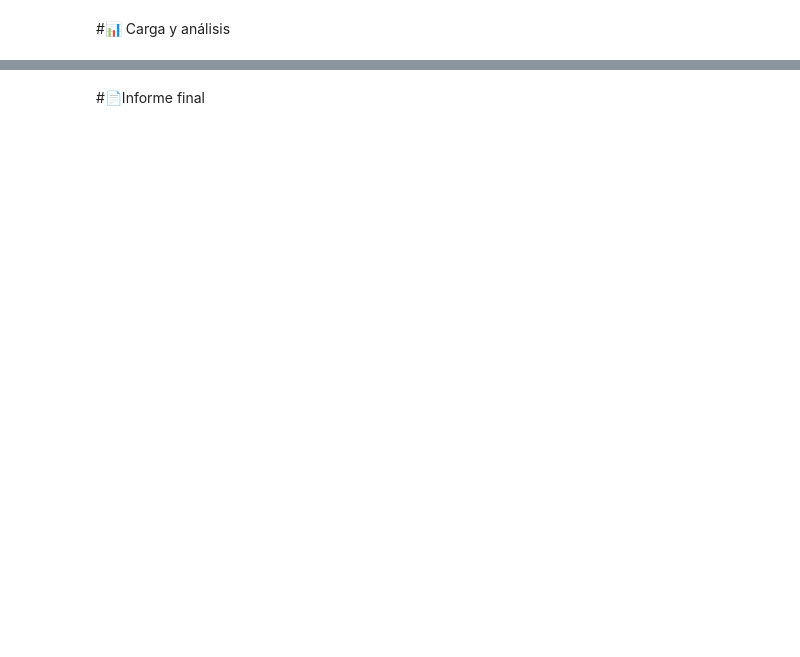
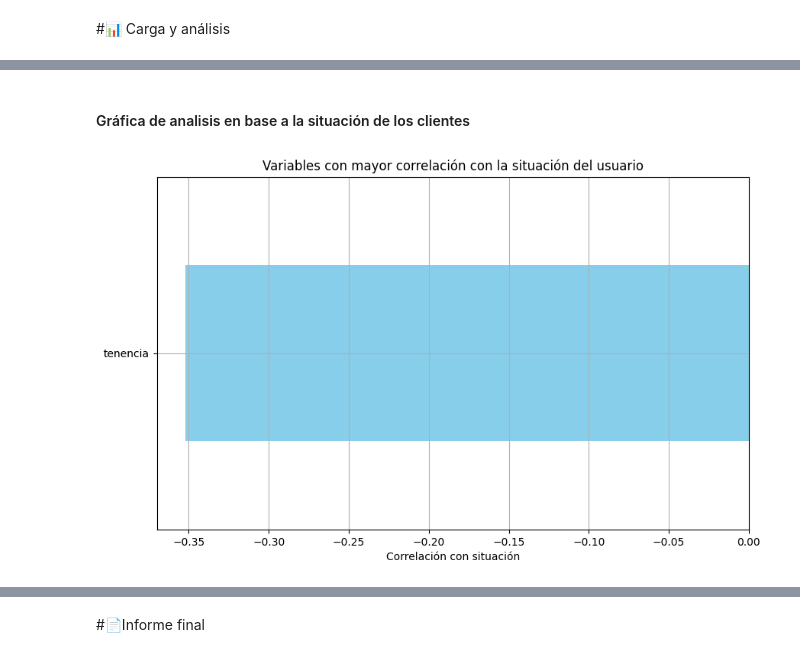
Before and after one commit to kevirui/Challenge-Telecom-Alura, a Jupyter notebook: TelecomX_LATAM.ipynb, the cells around one changed output, grey strips where cells are left out. Saved outputs shown, nothing was run; the diff lists cells and outputs as text; code cells hidden in the pictures; blank space fills up the shorter version.

```diff
--- a/TelecomX_LATAM.ipynb
+++ b/TelecomX_LATAM.ipynb
@@ -9,0 +34,23 @@ import
+# %%
+import numpy as np
+
+# Modificación de columnas que no concuerdan con sus datos
+data['customerID'] = data['customerID'].str.replace('[-A-Z]', '', regex=True)
+data['account_Charges_Total'] = data['account_Charges_Total'].str.replace(' ', '0', regex=True)
+data['customerID'] = data['customerID'].astype(np.int64)
+
+# Mapeo para columnas booleanas generales
+columnasBooleanas = ['Churn', 'customer_Partner', 'customer_Dependents', 'phone_PhoneService', 'account_PaperlessBilling']
+mapa_booleano_general = {'Yes': 1, 'No': 0}
+for columna in columnasBooleanas:
+  data[columna] = data[columna].map(mapa_booleano_general)
+  data[columna] = data[columna].astype('Int64')
+
+# Mapeo específico para columnas con 'No service'
+mapa_booleano_servicios = {'Yes': 1, 'No': 0, 'No phone service': 0, 'No internet service': 0}
+columnas_servicio = ['phone_MultipleLines', 'internet_OnlineSecurity', 'internet_OnlineBackup', 'internet_DeviceProtection', 'internet_TechSupport', 'internet_StreamingTV', 'internet_StreamingMovies']
+for columna in columnas_servicio:
+  data[columna] = data[columna].map(mapa_booleano_servicios)
+
+# Pasaje de datos a floats
+data['account_Charges_Total'] = data['account_Charges_Total'].astype(float)
@@ -11,0 +403,3 @@ import
+# %%
+correlaciones = data.corr(numeric_only=True)
+correlacionesSituacion = correlaciones['situacion'].sort_values(ascending=False)
@@ -11,0 +443,14 @@ import
+# %% [markdown]
+#### Gráfica de analisis en base a la situación de los clientes
+# %%
+correlacionesFiltradas = correlacionesSituacion[abs(correlacionesSituacion) > 0.2]
+correlacionesFiltradas.drop('situacion', inplace=True)
+
+plt.figure(figsize=(10, 6))
+correlacionesFiltradas.plot(kind='barh', color="skyblue")
+plt.title("Variables con mayor correlación con la situación del usuario")
+plt.xlabel("Correlación con situación")
+plt.grid(True)
+plt.show()
+# %% [output]
+[figure, added]
```
Also changed, not shown: parts of 48 cells of this notebook.
